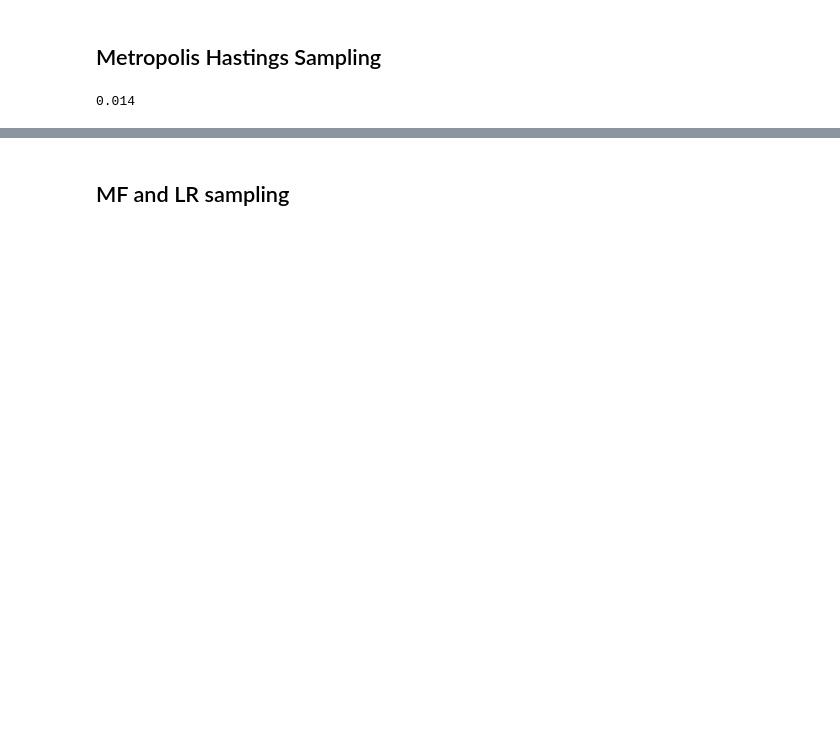
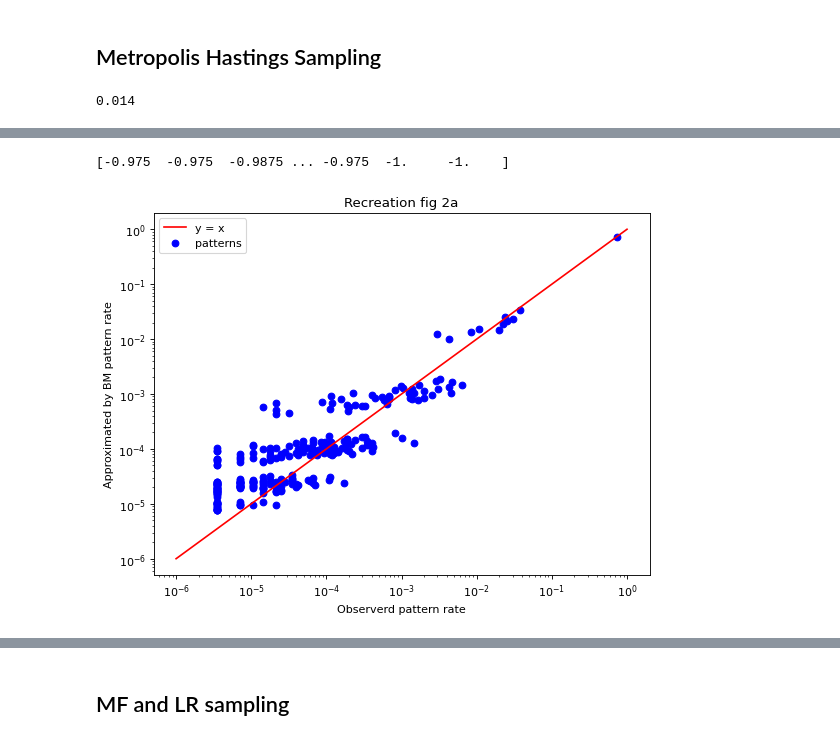
Before and after one commit to Dirrenvv99/Advanced-Machine-Learning, a Jupyter notebook: Week 8/BM.ipynb, the cells around one changed output, grey strips where cells are left out. Cells and saved outputs as stored; diff of their text form; code cells hidden in the pictures; blank space fills up the shorter version.

```diff
--- a/Week 8/BM.ipynb
+++ b/Week 8/BM.ipynb
@@ -325,0 +345,2 @@ NameError: name 'BM' is not defined
+# %%
+w_mh_sal, theta_mh_sal, liks_mh_sal  = BM(train_salamander_part, 1e-3, 1e-5, momentum= 0, random = False, seed = 2,  MH_stats= True, MH_threshold= 5e-2, n_samples= 1000, print_iter= 10)
@@ -325,0 +365,23 @@ NameError: name 'BM' is not defined
+# %%
+print(np.mean(salamander, axis = 0))
+# %% [output]
+[-0.975  -0.975  -0.9875 ... -0.975  -1.     -1.    ]
+# %%
+Z_mh = partition(w_mh_sal, theta_mh_sal, all_states)
+
+approximated_rate_mh = p(new_data_set, w_mh_sal, theta_mh_sal, Z_mh)
+
+plt.figure(figsize = (8,6), dpi = 80, facecolor=(1, 1, 1))
+# plt.scatter(observed_rate, approximated_rate, label = "patterns", color = "red")
+plt.scatter(observed_rate, approximated_rate_mh, label = "patterns", color = "blue")
+plt.plot([x for x in np.linspace(0.000001,1, 10000)],[x for x in np.linspace(0.000001,1, 10000)], color = "red", label = "y = x")
+plt.xlabel("Observerd pattern rate")
+plt.ylabel("Approximated by BM pattern rate")
+plt.xscale('log')
+plt.legend()
+plt.yscale('log')
+plt.title("Recreation fig 2a")
+plt.savefig(".\PLOTS\Exact_Salamander_with_indep")
+plt.show()
+# %% [output]
+[figure, added]
```
Also changed, not shown: parts of 19 cells of this notebook, 4 other files.
